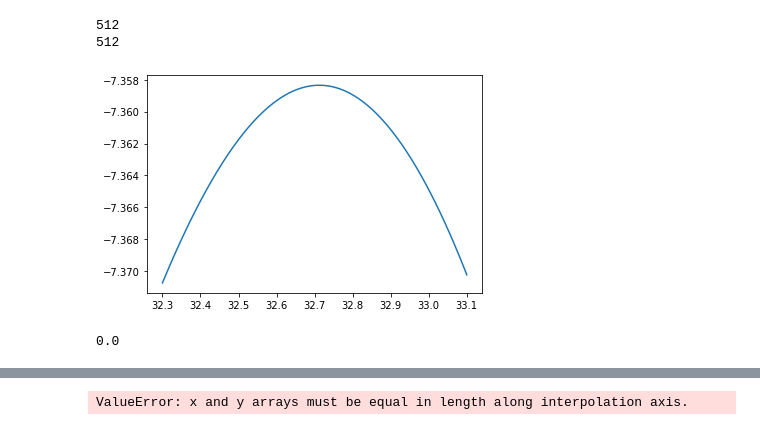
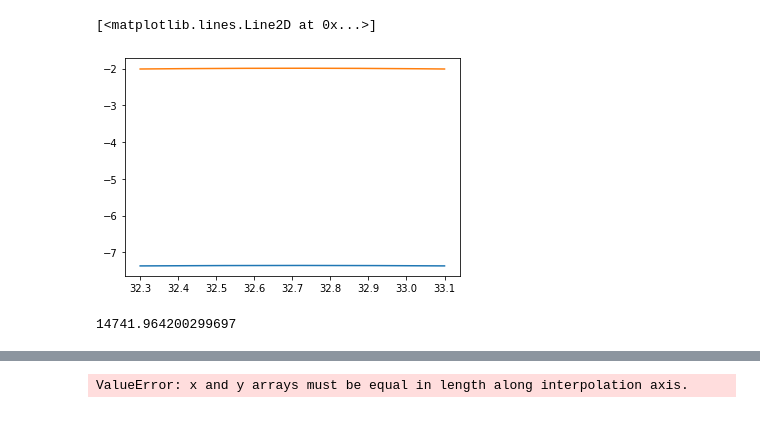
Before and after one commit to uva-spin/ANN-NMR, a Jupyter notebook: Q-Meter_Minuit_Fitting/Minuit Fitting.ipynb, the cells around one changed output, grey strips where cells are left out. Cells and saved outputs as stored; diff of their text form; code cells hidden in the pictures.

```diff
--- a/Q-Meter_Minuit_Fitting/Minuit Fitting.ipynb
+++ b/Q-Meter_Minuit_Fitting/Minuit Fitting.ipynb
@@ -93,7 +93,7 @@ def QCurve(signal,U,knob,trim,eta,phi_const,Cstray):
     k_range = 5000
 
     scansize = .25
-    ranger = 0
+    ranger = 1
 
     I = U*1000/R #Ideal constant current, mA
 
@@ -312,42 +312,45 @@ def Lineshape(x,P,U,knob,trim,eta,phi_const,Cstray):
 # %%
 df = pd.read_csv('Deuteron.csv',delimiter=',')
 
 f_values = df['freq_list'].apply(literal_eval)
 
 baseline_values = df['baseline'].apply(literal_eval)
 
 lineshape_values = df['fitsub'].apply(literal_eval)
 
 f = np.array(f_values[1])
 V = np.array(baseline_values[1])
 # plt.plot(f,V)
 # V = np.array(lineshape_values[6])
 
 U = 0.1
 knob = 0.1372
 # knob = 0.016
 trim = 1.5
 eta = 0.0104
 phi_const = 6.1319
 Cstray = 10**(-15)
 
 
 baseline = QCurve(f,U,knob,trim,eta,phi_const,Cstray)
 
 plt.plot(f,baseline)
+
+plt.plot(f,V)
 # %% [output]
-512
-512
+[<matplotlib.lines.Line2D at 0x...>]
-[figure, old version]
+[figure, new version]
 # %%
 def chi_squared(U,knob,trim,eta,phi_const,Cstray):
-    chi_squared = stat.chisquare(QCurve(f,U,knob,trim,eta,phi_const,Cstray),baseline)
-    return abs(chi_squared[0])
+    sim = np.array(QCurve(f,U,knob,trim,eta,phi_const,Cstray))
+    exp = np.array(V)
+    chi_squared = np.sum((sim - exp)**2)
+    return chi_squared
 
 
 print(chi_squared(U,knob,trim,eta,phi_const,Cstray))
 # %% [output]
-0.0
+14741.964200299697
 # %%
 fit = Minuit(chi_squared,U = 0.1, knob= 0.1372,trim= 1.5,eta= 0.0104,phi_const= 6.1319,Cstray= 10**(-15))
 
```
Also changed, not shown: parts of 4 cells of this notebook.
